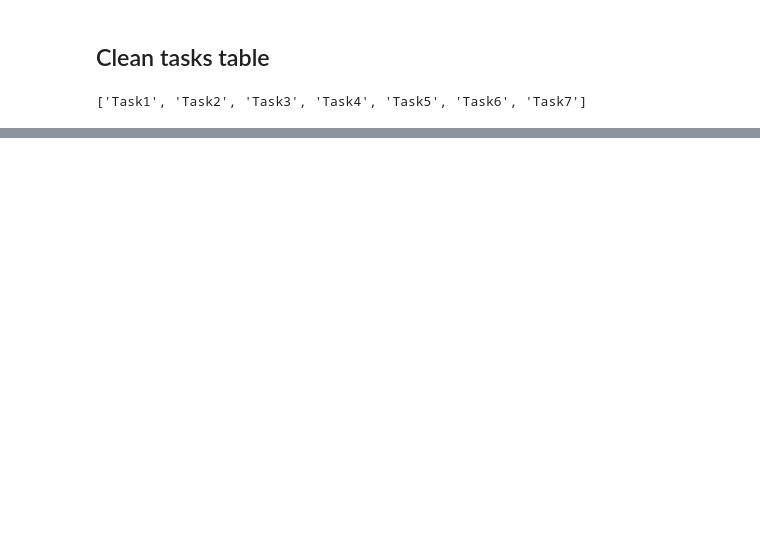
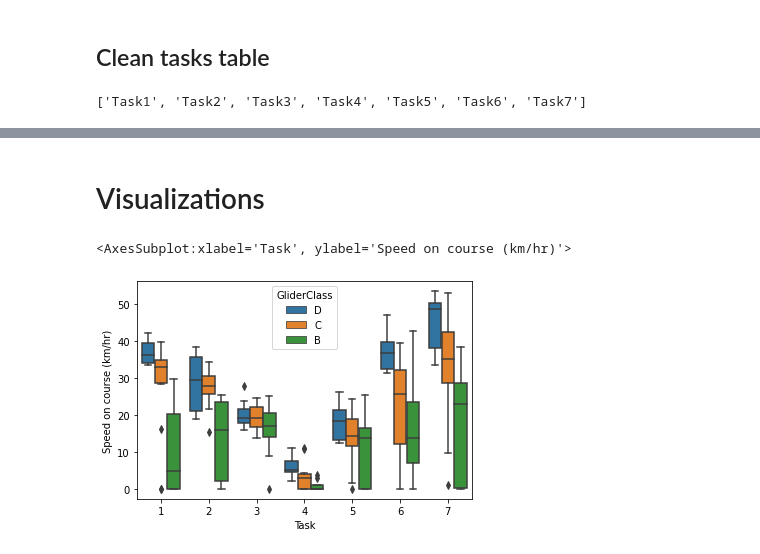
Before and after one commit to gokbuyuk/Lonestar-2022-flights-analysis, a Jupyter notebook: src/lonestar_clean_data.ipynb, the cells around one changed output, grey strips where cells are left out. Saved outputs shown, nothing was run; the diff lists cells and outputs as text; code cells hidden in the pictures; blank space fills up the shorter version.

```diff
--- a/src/lonestar_clean_data.ipynb
+++ b/src/lonestar_clean_data.ipynb
@@ -181,0 +293,20 @@ tasks.shape
+# %%
+#calculate avg speed flown over the whole flight. 'Time' is the time taken on courseline (only for those who made goal)
+ls.loc[:, 'Avg Speed (km/hr)' ] = np.where(ls['Flight Duration (hr)']>=1, ls['Distance']/ls['Flight Duration (hr)'], 0)
+# %%
+#If Start of Speed is NA, set 'Time' to 0
+ls.loc[ls['SS'].isna(),'Time'] = 0 #works
+#other ways to do the same line:
+#ls.loc[ls['SS'].isna(),'Time']=[0]*(len(ls.loc[ls['SS'].isna()]['Time'])) #works
+#ls.loc[ls['SS'].isna(),'Time'].fillna('p', inplace=True) #doesnt work
+#ls.loc[:, 'Time'] = np.where(ls['SS'].isna(),0,ls['Time']) #works
+#ls.loc[ls.SS.isna(), 'Time'] = 0 #works
+# %%
+
+#if you didn't make goal, we need to calculate your 'Time' on course
+#if you didn't make goal, time on course = landing time - SS (and subtract an additional 5 for the UTC offset)
+#if you did make goal, time on course = ES-SS
+
+ls.loc[ls['Time'].isna(),'Time']=(pd.to_timedelta(ls.loc[ls['Time'].isna(), 'Landing Time'].astype(str))-pd.to_timedelta('05:00:00')-pd.to_timedelta(ls.loc[ls['Time'].isna(), 'SS'].astype(str))).dt.seconds/3600
+
+ls[['Pilot', 'Task', 'Time', 'Distance', 'Timed Distance', 'km/h', 'Flight Duration (hr)']].sort_values(by='Timed Distance', ascending=False)
@@ -181,0 +327,7 @@ tasks.shape
+# %%
+ls.loc[ls['Time']!=0, 'Speed on course (km/hr)'] = np.divide(ls.loc[ls['Time']!=0,'Timed Distance'], ls.loc[ls['Time']!=0,'Time'])
+ls.loc[:, 'Speed on course (km/hr)'] = ls.loc[:, 'Speed on course (km/hr)'].fillna(0)
+
+ls.loc[(ls['Speed on course (km/hr)']>100, 'Speed on course (km/hr)')] = 0
+
+ls[['Pilot', 'Task', 'Time', 'Distance',  'Flight Time', 'Timed Distance', 'Speed on course (km/hr)', 'km/h', 'Flight Duration (hr)']].sort_values(by='Speed on course (km/hr)', ascending=False)
@@ -183,0 +378,7 @@ ls.to_csv('lonestar_cleaned.csv', index=False)
+# %% [markdown]
+# Visualizations
+# %%
+sns.boxplot(data=ls[ls['Max Vario']<20],x='Task',y='Speed on course (km/hr)',hue='GliderClass')
+# %% [output]
+<AxesSubplot:xlabel='Task', ylabel='Speed on course (km/hr)'>
+[figure, added]
```
Also changed, not shown: parts of 30 cells of this notebook, 4 other files.
